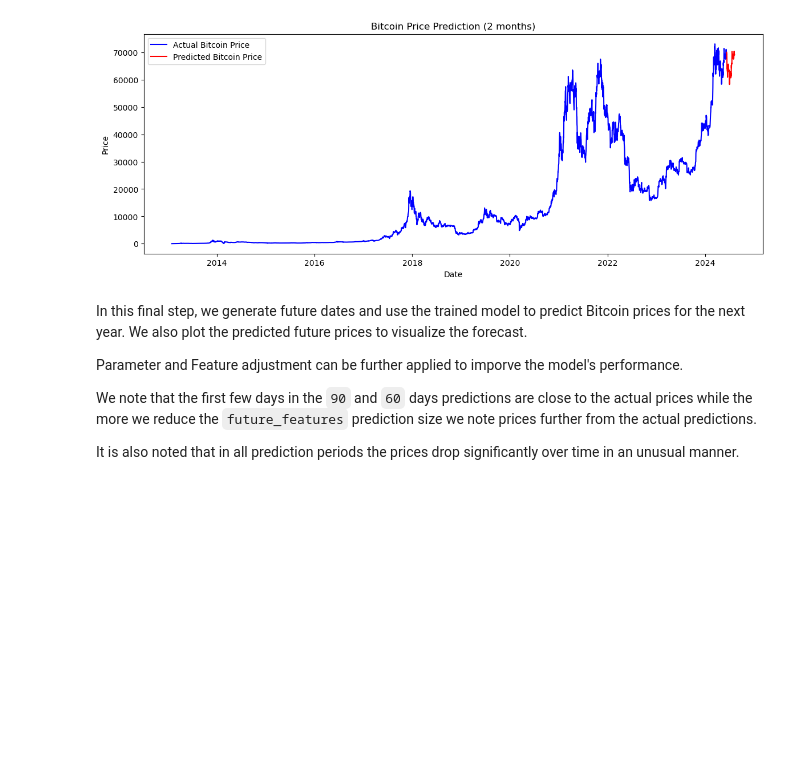
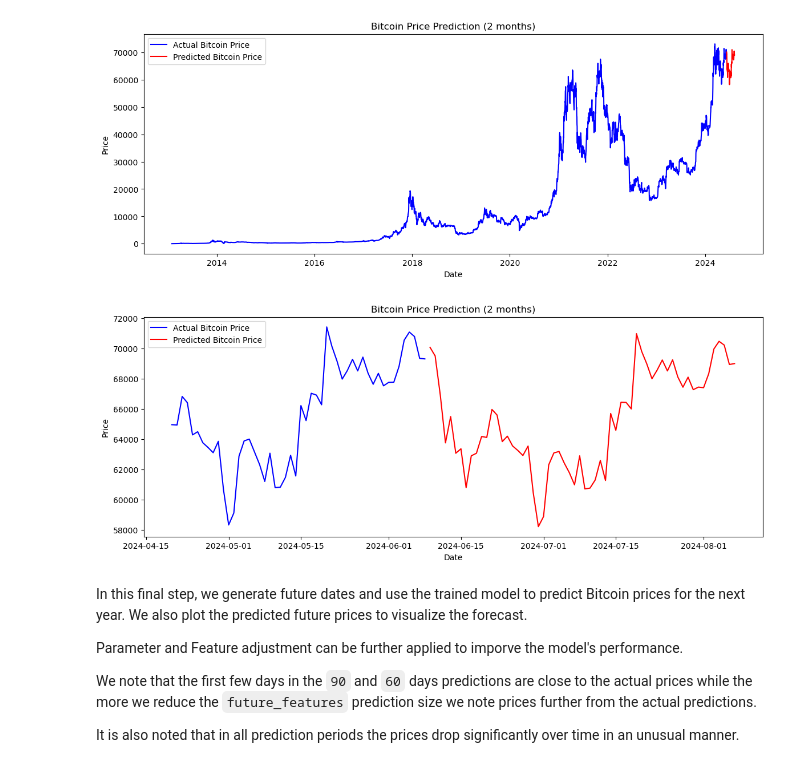
Before and after one commit to PeterBaraka/crypto_predictor, a Jupyter notebook: crypto_predictor_V2.ipynb, the cells around one changed output. Drawn from its saved outputs; the diff is of its cells as text; code cells hidden in the pictures; blank space fills up the shorter version.

```diff
--- a/crypto_predictor_V2.ipynb
+++ b/crypto_predictor_V2.ipynb
@@ -249,6 +249,18 @@ plt.legend()
 plt.show()
 # %% [output]
 [figure]
+# %%
+# Plot the actual and predicted prices for the next 60 days (zoomed in from 2024)
+plt.figure(figsize=(14, 5))
+plt.plot(data.index[-50:], data['Close'][-50:], color='blue', label='Actual Bitcoin Price')
+plt.plot(future_prices_60.index, future_prices_60['Close'], color='red', label='Predicted Bitcoin Price')
+plt.title('Bitcoin Price Prediction (2 months)')
+plt.xlabel('Date')
+plt.ylabel('Price')
+plt.legend()
+plt.show()
+# %% [output]
+[figure, added]
 # %% [markdown]
 In this final step, we generate future dates and use the trained model to predict Bitcoin prices for the next year. We also plot the predicted future prices to visualize the forecast.
 
```
Also changed, not shown: parts of 5 cells of this notebook, 5 other files.
